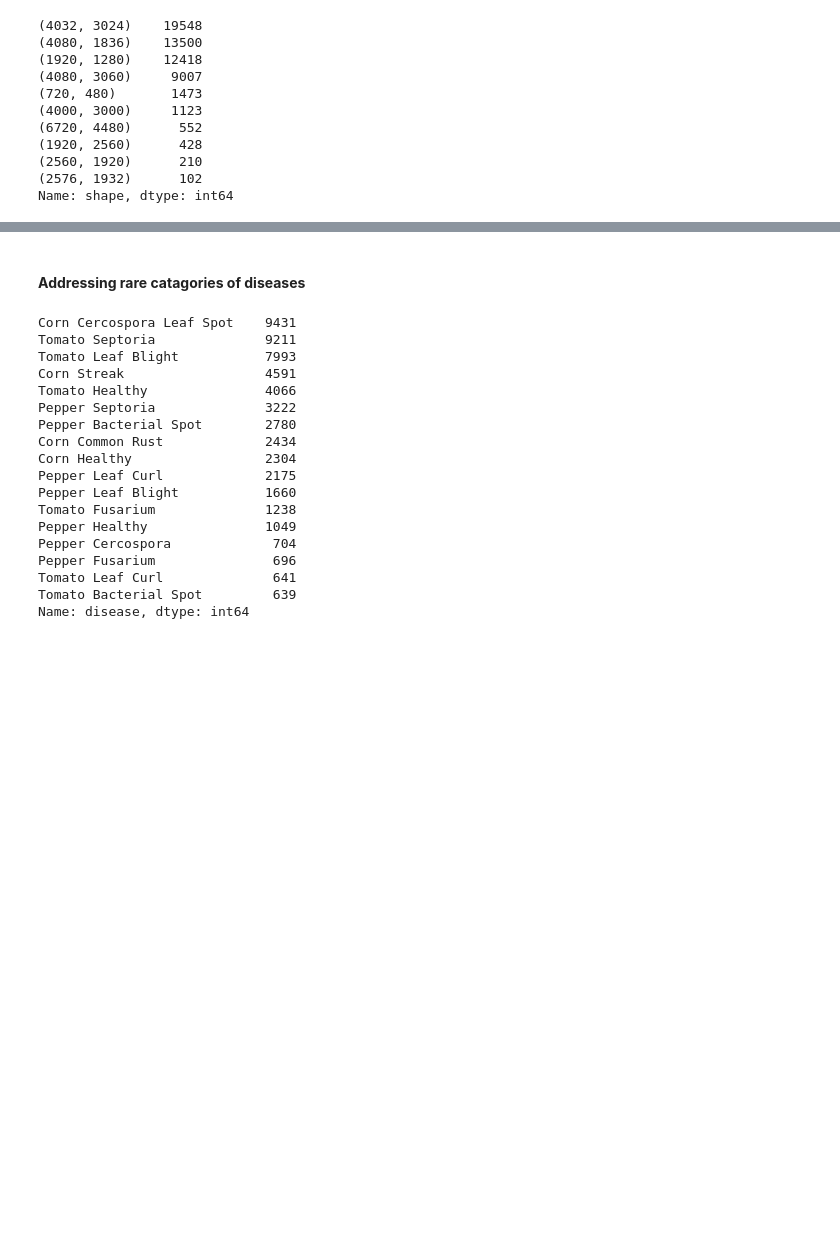
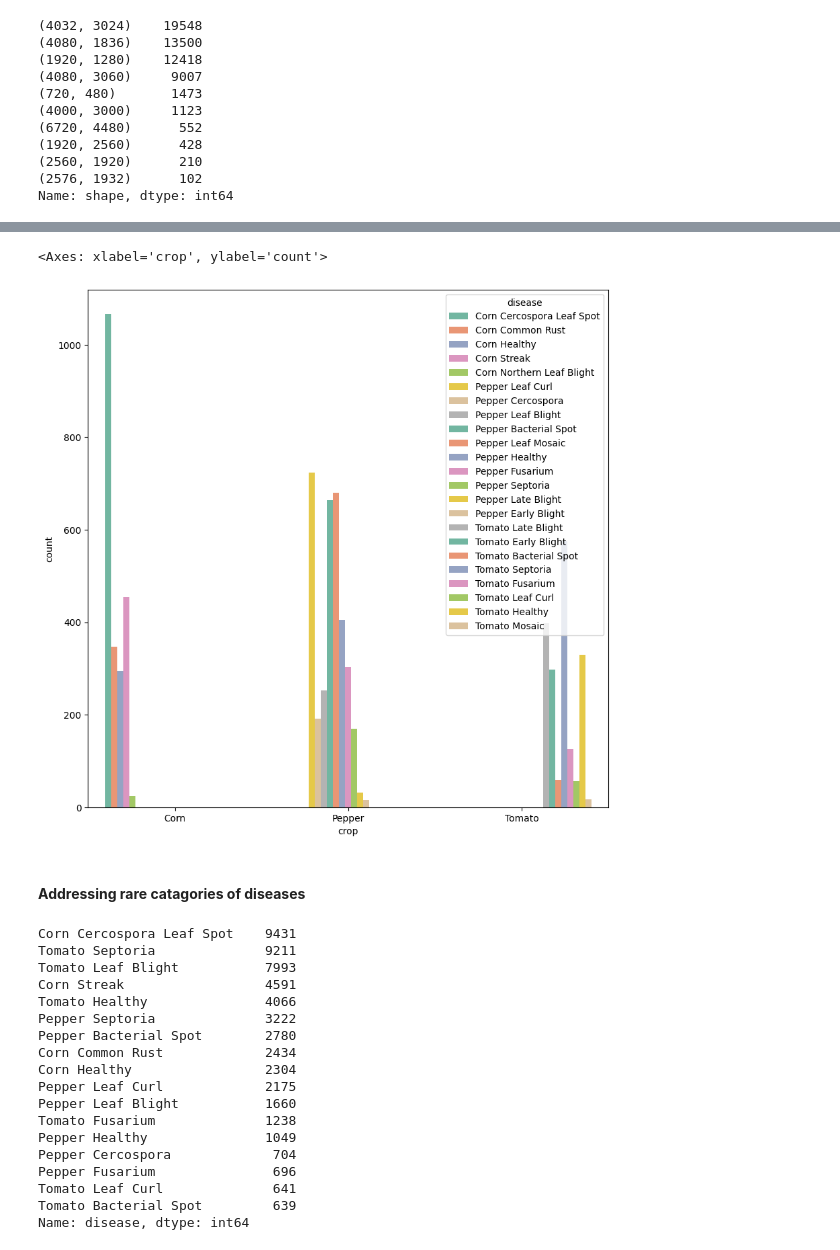
Before and after one commit to ljtaylor99/AAI-521-Final-Project, a Jupyter notebook: HarvestGuard.ipynb, the cells around one changed output, grey strips where cells are left out. Drawn from its saved outputs; the diff is of its cells as text; code cells hidden in the pictures; blank space fills up the shorter version.

```diff
--- a/HarvestGuard.ipynb
+++ b/HarvestGuard.ipynb
@@ -161,3 +169,7 @@ labels_df['shape'].value_counts()
 (2560, 1920)      210
 (2576, 1932)      102
 Name: shape, dtype: int64
+# %%
+# Drop duplicates for plotting class distribution
+no_duplicates = labels_df.drop_duplicates(subset = 'img_path',ignore_index=True)
+no_duplicates.reset_index()
@@ -164,3 +190,10 @@ Name: shape, dtype: int64
+# %%
+# Crop type and disease distribution
+plt.figure(figsize = (10,10))
+sns.countplot(x = no_duplicates['crop'],hue = no_duplicates['disease'],palette = 'Set2')
+# %% [output]
+<Axes: xlabel='crop', ylabel='count'>
+[figure, added]
 # %% [markdown]
 #### **Addressing rare catagories of diseases**
 # %%
```
Also changed, not shown: parts of 6 cells of this notebook.
